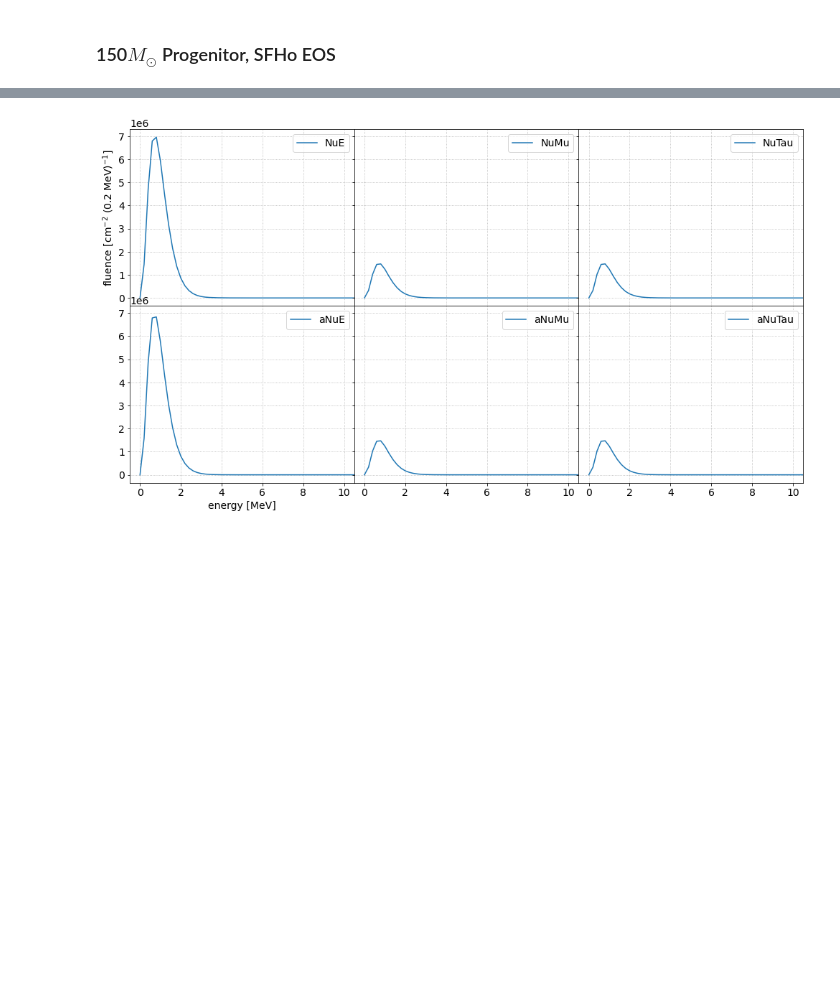
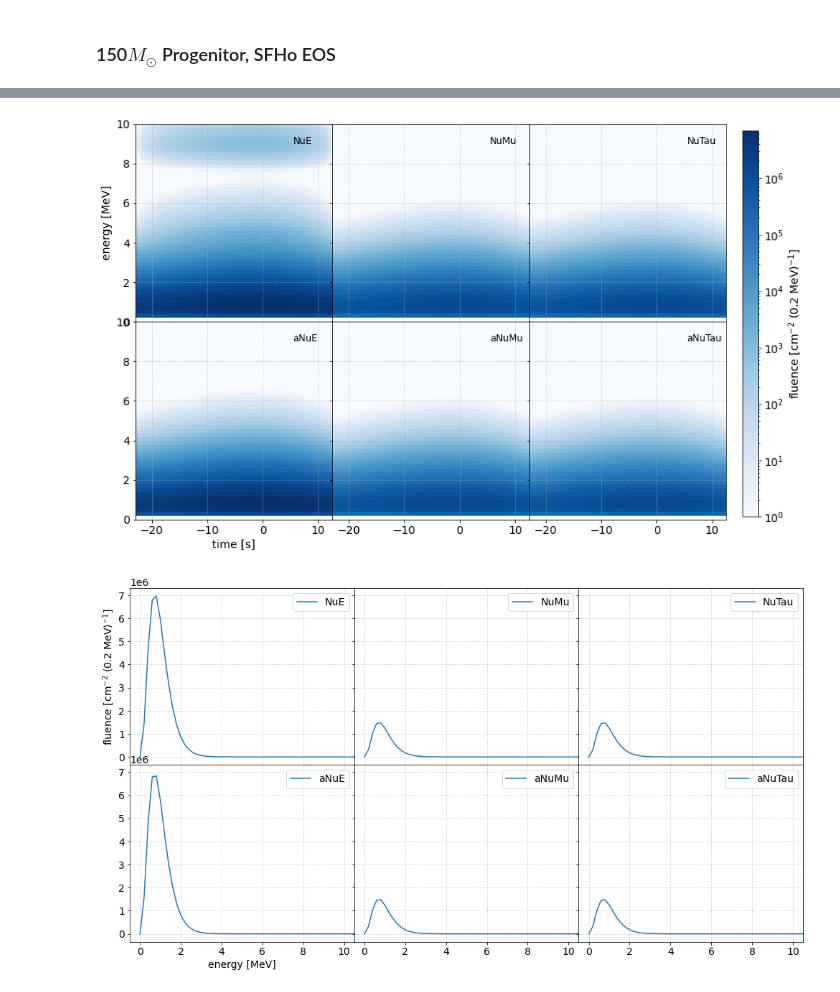
Before and after one commit to SNEWS2/snewpy, a Jupyter notebook: doc/nb/snowglobes_models.ipynb, the cells around one changed output, grey strips where cells are left out. Saved outputs shown, nothing was run; the diff lists cells and outputs as text; code cells hidden in the pictures; blank space fills up the shorter version.

```diff
--- a/doc/nb/snowglobes_models.ipynb
+++ b/doc/nb/snowglobes_models.ipynb
@@ -79,3 +93,7 @@ sn2 = SNOwGLoBES('../../models/PISN/PISN_150Msun_EOS=SFHo_NeutrinoFlux.tar.bz2')
+# %%
+fig = plot_fluence(sn2, log=True)
+# %% [output]
+[figure, added]
 # %%
 fig = plot_spectrum(sn2, time=0.)
 # %% [output]
```
Also changed, not shown: parts of 23 cells of this notebook.
